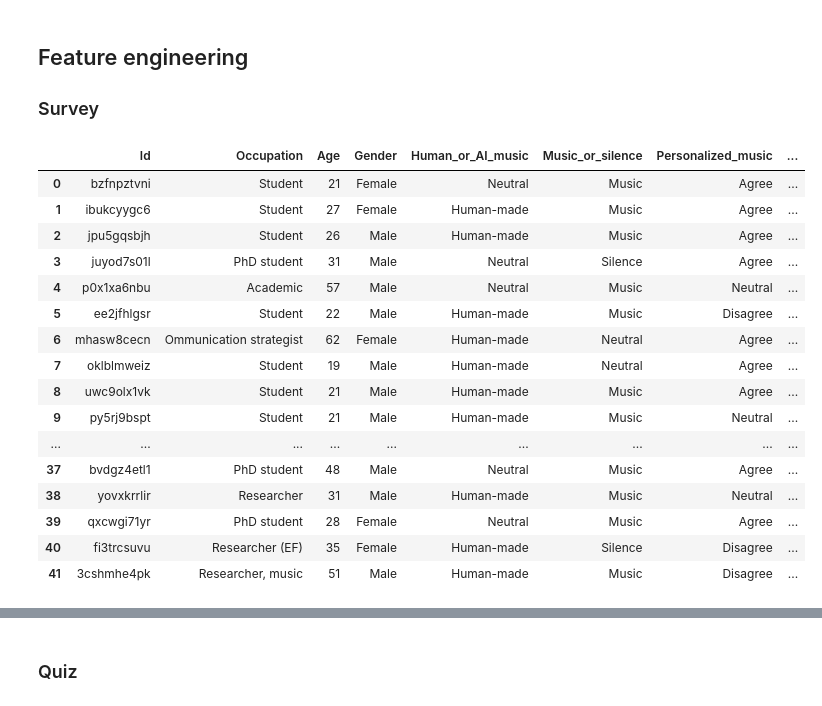
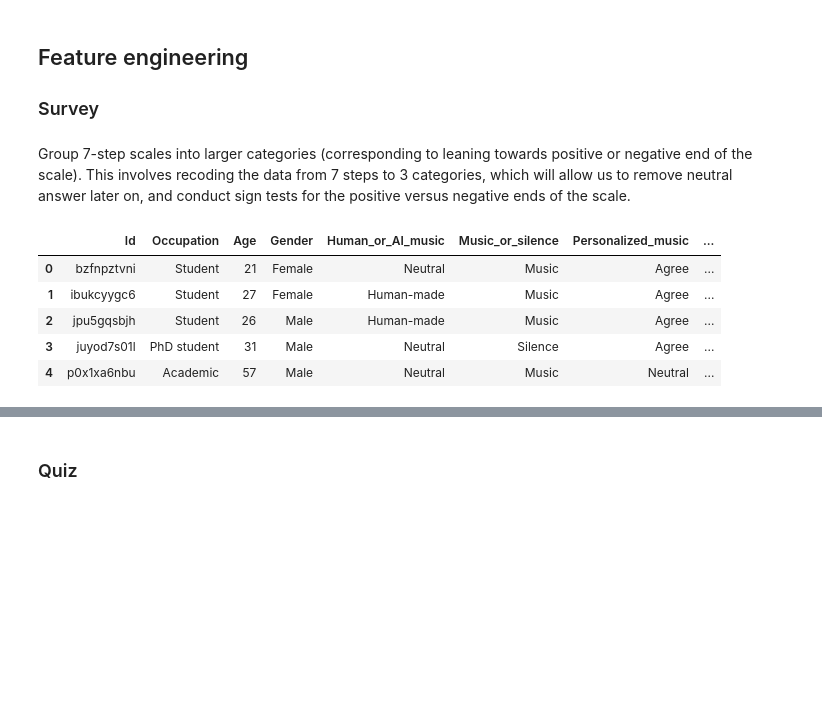
Before and after one commit to emmenru/Music-AI-workshop, a Jupyter notebook: AI-music-workshop.ipynb, the cells around one changed output, grey strips where cells are left out. Saved outputs shown, nothing was run; the diff lists cells and outputs as text; code cells hidden in the pictures; blank space fills up the shorter version.

```diff
--- a/AI-music-workshop.ipynb
+++ b/AI-music-workshop.ipynb
@@ -442,31 +445,20 @@ df_quiz
 # %% [markdown]
 ## Feature engineering
 ### Survey
+# %% [markdown]
+Group 7-step scales into larger categories (corresponding to leaning towards positive or negative end of the scale). This involves recoding the data from 7 steps to 3 categories, which will allow us to remove neutral answer later on, and conduct sign tests for the positive versus negative ends of the scale.
 # %%
-# Recode the data from 7 steps to 3 categories, to enable us to carry out sign tests later on
-
 # Apply the mapping with a lambda function to each column in columns_to_recode
 columns_to_recode = ['Human_or_AI_music', 'Music_or_silence', 'Personalized_music', 'Privacy_vs_personalization', 'Sharing_data']
 df_survey_recoded = df_survey.copy()
 df_survey_recoded[columns_to_recode] = df_survey_recoded[columns_to_recode].apply(lambda col: col.map(recode_mappings).fillna(col))
 
 # Display the recoded DataFrame
-df_survey_recoded
+df_survey_recoded.head()
 # %% [output]
 |  | Id | Occupation | Age | Gender | Human_or_AI_music | Music_or_silence | Personalized_music | ... |
 | 0 | bzfnpztvni | Student | 21 | Female | Neutral | Music | Agree | ... |
 | 1 | ibukcyygc6 | Student | 27 | Female | Human-made | Music | Agree | ... |
 | 2 | jpu5gqsbjh | Student | 26 | Male | Human-made | Music | Agree | ... |
 | 3 | juyod7s01l | PhD student | 31 | Male | Neutral | Silence | Agree | ... |
 | 4 | p0x1xa6nbu | Academic | 57 | Male | Neutral | Music | Neutral | ... |
-| 5 | ee2jfhlgsr | Student | 22 | Male | Human-made | Music | Disagree | ... |
-| 6 | mhasw8cecn | Ommunication strategist | 62 | Female | Human-made | Neutral | Agree | ... |
-| 7 | oklblmweiz | Student | 19 | Male | Human-made | Neutral | Agree | ... |
-| 8 | uwc9olx1vk | Student | 21 | Male | Human-made | Music | Agree | ... |
-| 9 | py5rj9bspt | Student | 21 | Male | Human-made | Music | Neutral | ... |
-| ... | ... | ... | ... | ... | ... | ... | ... | ... |
-| 37 | bvdgz4etl1 | PhD student | 48 | Male | Neutral | Music | Agree | ... |
-| 38 | yovxkrrlir | Researcher | 31 | Male | Human-made | Music | Neutral | ... |
-| 39 | qxcwgi71yr | PhD student | 28 | Female | Neutral | Music | Agree | ... |
-| 40 | fi3trcsuvu | Researcher (EF) | 35 | Female | Human-made | Silence | Disagree | ... |
-| 41 | 3cshmhe4pk | Researcher, music | 51 | Male | Human-made | Music | Disagree | ... |
```
Also changed, not shown: parts of 25 cells of this notebook, 1 other file.
